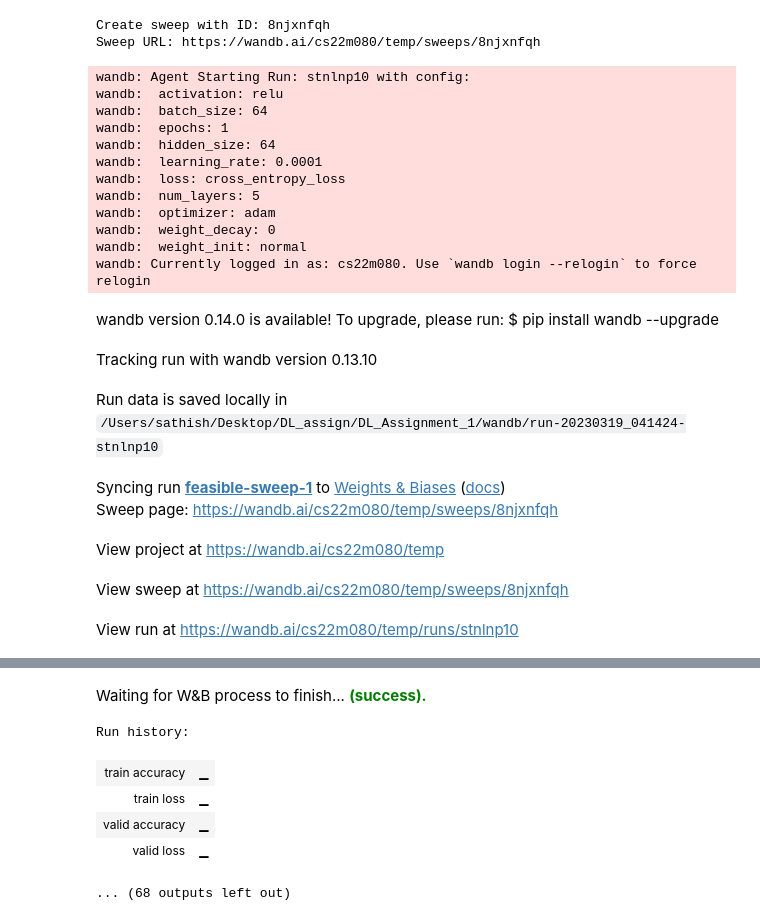
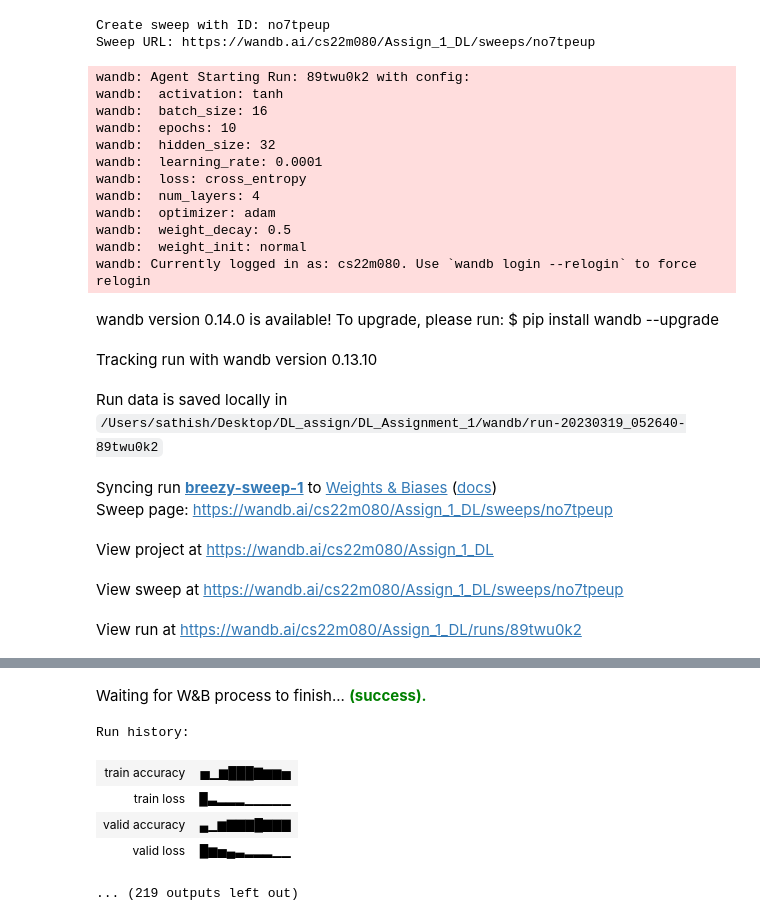
Before and after one commit to sathish333/DL_Assignment_1, a Jupyter notebook: FMNIST_WandB.ipynb, the cells around one changed output, grey strips where cells are left out. Drawn from its saved outputs; the diff is of its cells as text; code cells hidden in the pictures.

```diff
--- a/FMNIST_WandB.ipynb
+++ b/FMNIST_WandB.ipynb
@@ -51,15 +51,15 @@ def load_data(dataset=fmnist_dataset,split_size=valid_split_size):
 x_train,y_train,x_valid,y_valid,x_test,y_test=load_data(fmnist_dataset,1-valid_split_size)
 # %%
 sweep_config = {
-    'method': 'random', #grid, random,#bayes
-    'name' : 'rand_sweep_cross_entropy',
+    'method': 'bayes', #grid, random,#bayes
+    'name' : 'Bayesian sweep cross entropy',
     'metric': {
       'name': 'valid accuracy',
       'goal': 'maximize'
     },
     'parameters': {
         'epochs': {
-            'values': [1]
+            'values': [5,10]
         },
         'num_layers':{
             'values':[3,4,5]
@@ -93,10 +93,10 @@ sweep_config = {
     }
 }
 
-sweep_id = wandb.sweep(sweep=sweep_config, project='temp')
+sweep_id = wandb.sweep(sweep=sweep_config, project='Assign_1_DL')
 # %% [output]
-Create sweep with ID: 8njxnfqh
-Sweep URL: https://wandb.ai/cs22m080/temp/sweeps/8njxnfqh
+Create sweep with ID: no7tpeup
+Sweep URL: https://wandb.ai/cs22m080/Assign_1_DL/sweeps/no7tpeup
 # %%
 def main():
     '''
@@ -119,26 +119,26 @@ def main():
 
         train_losses,tr_ac,valid_losses,val_ac=obj.train(x_train.T,y_train,x_valid.T,y_valid)
 
-wandb.agent(sweep_id, function=main,count=5)
+wandb.agent(sweep_id, function=main,count=100)
 wandb.finish()
 # %% [output]
-wandb: Agent Starting Run: stnlnp10 with config:
-wandb:  activation: relu
-wandb:  batch_size: 64
-wandb:  epochs: 1
-wandb:  hidden_size: 64
+wandb: Agent Starting Run: 89twu0k2 with config:
+wandb:  activation: tanh
+wandb:  batch_size: 16
+wandb:  epochs: 10
+wandb:  hidden_size: 32
 wandb:  learning_rate: 0.0001
-wandb:  loss: cross_entropy_loss
-wandb:  num_layers: 5
+wandb:  loss: cross_entropy
+wandb:  num_layers: 4
 wandb:  optimizer: adam
-wandb:  weight_decay: 0
+wandb:  weight_decay: 0.5
 wandb:  weight_init: normal
 wandb: Currently logged in as: cs22m080. Use `wandb login --relogin` to force relogin
 wandb version 0.14.0 is available! To upgrade, please run: $ pip install wandb --upgrade
 Tracking run with wandb version 0.13.10
-Run data is saved locally in /Users/sathish/Desktop/DL_assign/DL_Assignment_1/wandb/run-20230319_041424-stnlnp10
+Run data is saved locally in /Users/sathish/Desktop/DL_assign/DL_Assignment_1/wandb/run-20230319_052640-89twu0k2
-Syncing run feasible-sweep-1 to Weights & Biases (docs)
-Sweep page: https://wandb.ai/cs22m080/temp/sweeps/8njxnfqh
+Syncing run breezy-sweep-1 to Weights & Biases (docs)
+Sweep page: https://wandb.ai/cs22m080/Assign_1_DL/sweeps/no7tpeup
-View project at https://wandb.ai/cs22m080/temp
+View project at https://wandb.ai/cs22m080/Assign_1_DL
-View sweep at https://wandb.ai/cs22m080/temp/sweeps/8njxnfqh
+View sweep at https://wandb.ai/cs22m080/Assign_1_DL/sweeps/no7tpeup
-View run at https://wandb.ai/cs22m080/temp/runs/stnlnp10
+View run at https://wandb.ai/cs22m080/Assign_1_DL/runs/89twu0k2
@@ -146,7 +155,7 @@ epoch 1 : train loss = 0.87 valid loss = 0.53 train accuracy = 81.14 valid accur
 Waiting for W&B process to finish... (success).
 Run history:
-| train accuracy | ▁ |
-| train loss | ▁ |
-| valid accuracy | ▁ |
-| valid loss | ▁ |
+| train accuracy | ▅▁▆███▇▆▆▅ |
+| train loss | █▃▂▂▂▁▁▁▁▁ |
+| valid accuracy | ▄▁▆▇▇▇█▇▇▇ |
+| valid loss | █▆▅▄▃▂▂▂▁▁ |
-... (68 outputs left out)
+... (219 outputs left out)
```
Also changed, not shown: parts of 1 cell of this notebook, 9 other files.
